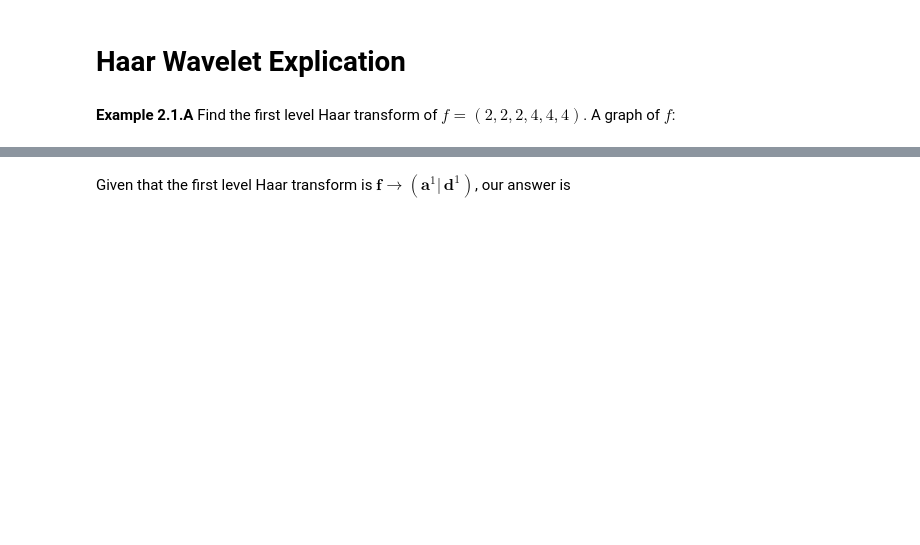
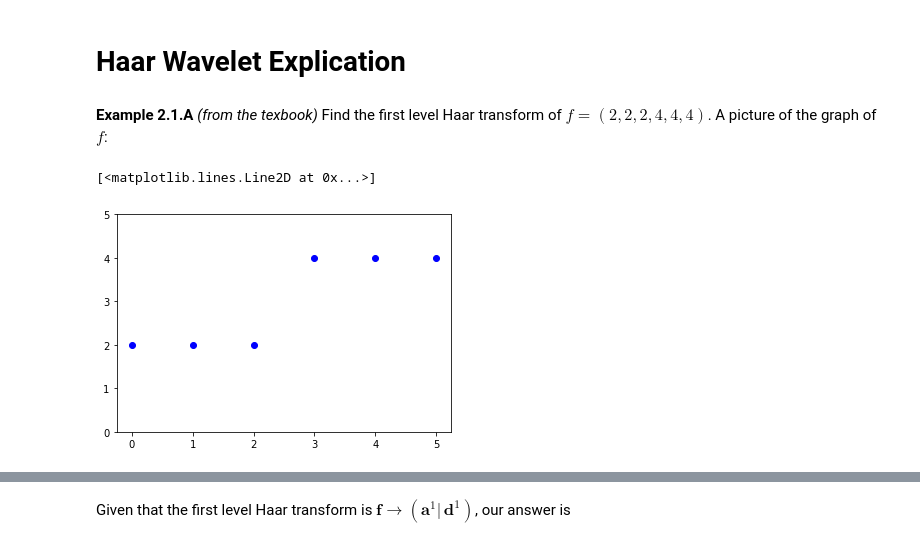
Before and after one commit to achcello/computer-music, a Jupyter notebook: haar_transform.ipynb, the cells around one changed output, grey strips where cells are left out. Saved outputs shown, nothing was run; the diff lists cells and outputs as text; code cells hidden in the pictures; blank space fills up the shorter version.

Commit message:
update haar notebook

```diff
--- a/haar_transform.ipynb
+++ b/haar_transform.ipynb
@@ -5,12 +5,16 @@ import matplotlib.pyplot as plt
 import numpy as np
 %matplotlib inline
 # %% [markdown]
-**Example 2.1.A** Find the first level Haar transform of $f = (2,2,2,4,4,4)$.
-A graph of $f$:
+**Example 2.1.A** *(from the texbook)* Find the first level Haar transform of $f = (2,2,2,4,4,4)$.
+A picture of the graph of $f$:
 # %%
 f = [2,2,2,4,4,4]
 n = range(0,len(f))
+plt.ylim(0,5)
 plt.plot(n,f,"bo")
+# %% [output]
+[<matplotlib.lines.Line2D at 0x...>]
+[figure, added]
 # %% [markdown]
 A signal can be decomposed into averages and perturbations, much like the average velocities and deviations of turbulent flow.
 
```
Also changed, not shown: parts of 8 cells of this notebook.
